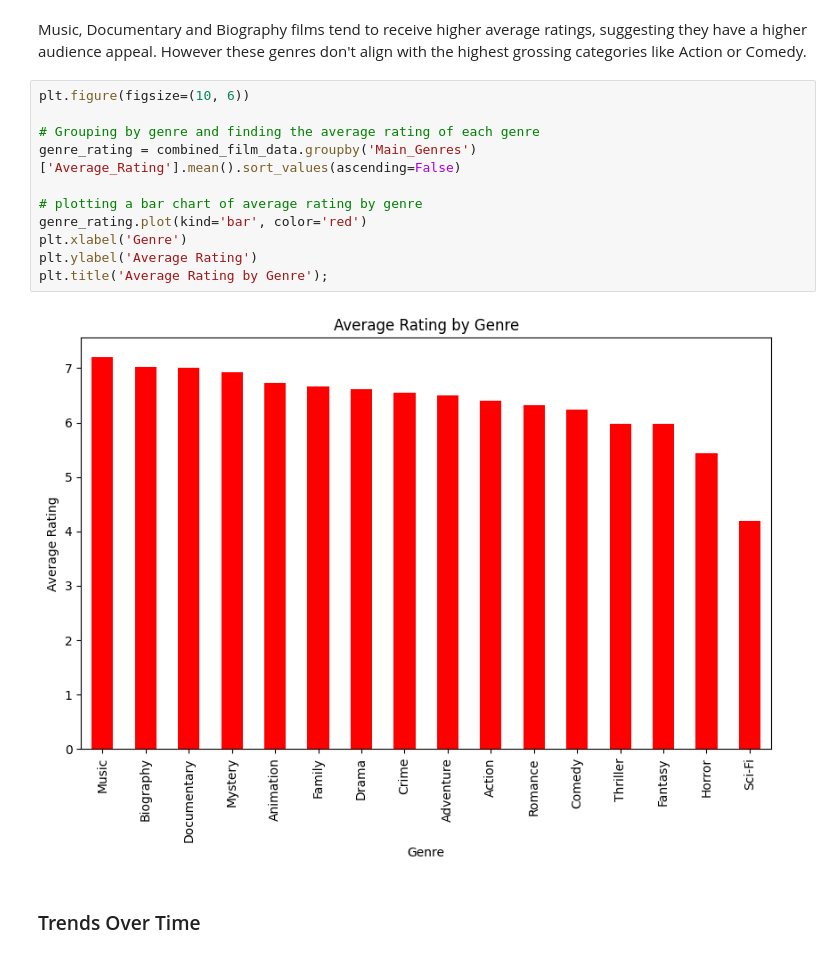
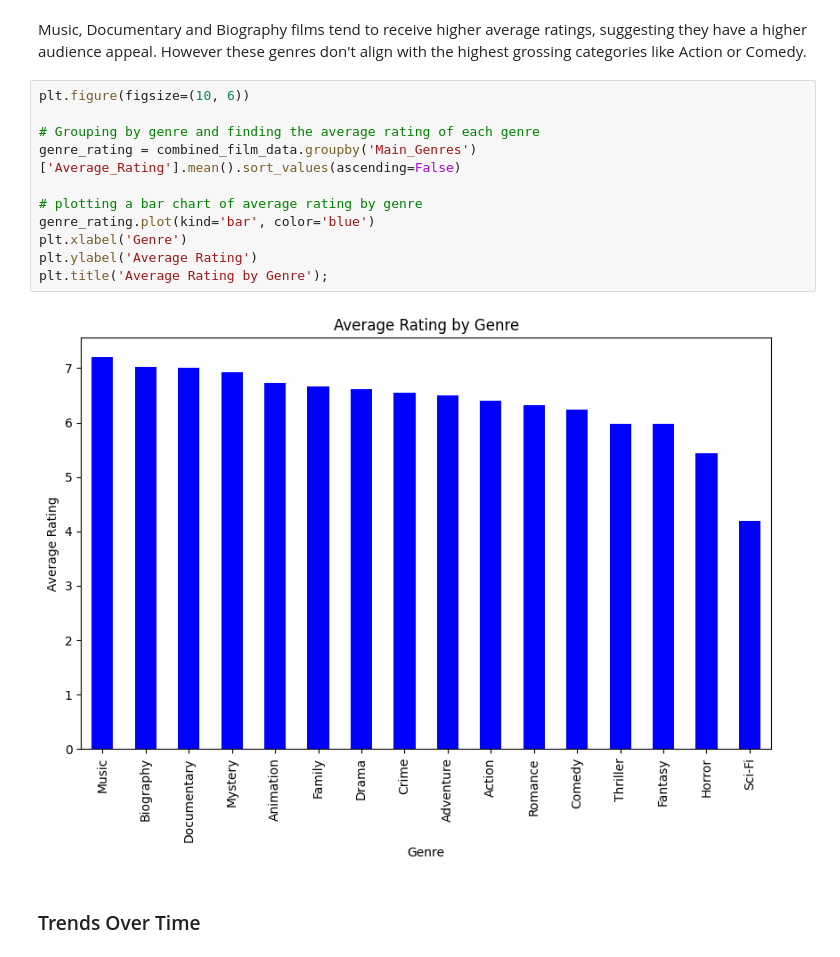
Before and after one commit to Jimmy-ai1/Independent-Project-1, a Jupyter notebook: Microsoft_Film_Creation_Strategies.ipynb, the cells around one changed output. Cells and saved outputs as stored; diff of their text form.

```diff
--- a/Microsoft_Film_Creation_Strategies.ipynb
+++ b/Microsoft_Film_Creation_Strategies.ipynb
@@ -426,16 +424,16 @@ Music, Documentary and Biography films tend to receive higher average ratings, s
 # %%
 plt.figure(figsize=(10, 6))
 
 # Grouping by genre and finding the average rating of each genre
 genre_rating = combined_film_data.groupby('Main_Genres')['Average_Rating'].mean().sort_values(ascending=False)
 
 # plotting a bar chart of average rating by genre
-genre_rating.plot(kind='bar', color='red')
+genre_rating.plot(kind='bar', color='blue')
 plt.xlabel('Genre')
 plt.ylabel('Average Rating')
 plt.title('Average Rating by Genre');
 # %% [output]
-[figure, old version]
+[figure, new version]
 # %% [markdown]
 ### Trends Over Time
 # %%
```
Also changed, not shown: parts of 5 cells of this notebook.
